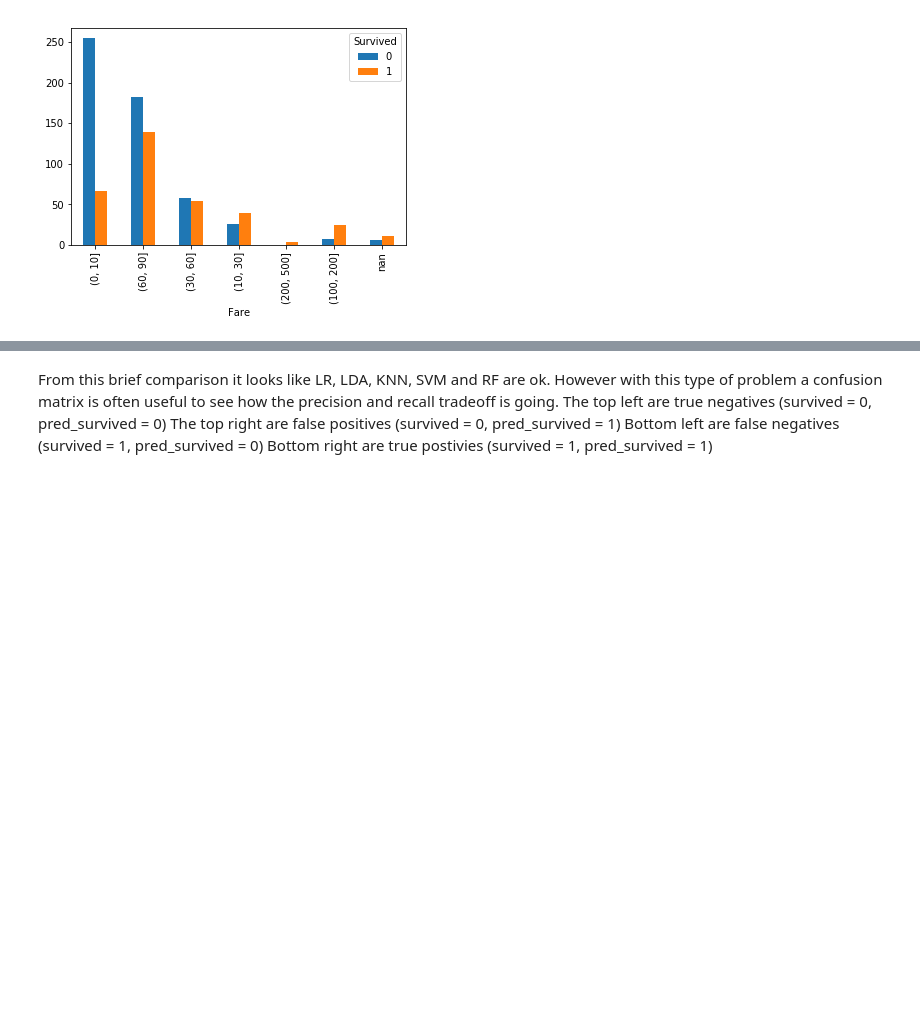
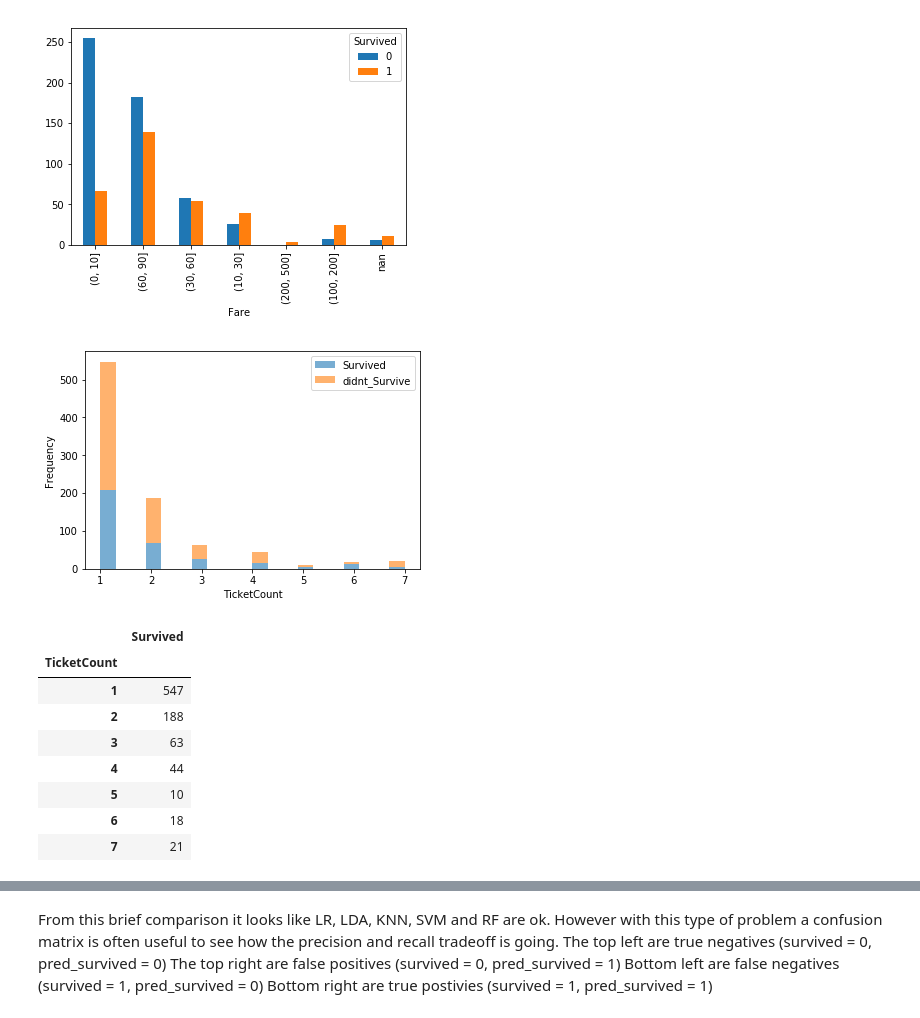
Before and after one commit to NickSandel/Titanic_ML_Intro, a Jupyter notebook: Titanic Presentation-Copy1.ipynb, the cells around one changed output, grey strips where cells are left out. Cells and saved outputs as stored; diff of their text form; code cells hidden in the pictures; blank space fills up the shorter version.

```diff
--- a/Titanic Presentation-Copy1.ipynb
+++ b/Titanic Presentation-Copy1.ipynb
@@ -209,3 +254,22 @@ piv_fare.plot(kind='bar')
 # %% [output]
 <matplotlib.axes._subplots.AxesSubplot at 0x...>
 [figure]
+# %%
+left = titanic_analysis[["PassengerId", "Ticket"]].groupby(['Ticket']).count()
+right = titanic_analysis[["PassengerId", "Ticket"]]
+
+titanic_analysis["TicketCount"] = pd.merge(left, right, on="Ticket")["PassengerId_x"]
+plot_survival_per_feature(titanic_analysis, "TicketCount")
+titanic_analysis[["TicketCount", "Survived"]].groupby(['TicketCount']).mean()
+titanic_analysis[["TicketCount", "Survived"]].groupby(['TicketCount']).count()
+# %% [output]
+[figure, added]
+|  | Survived |
+| TicketCount |  |
+| 1 | 547 |
+| 2 | 188 |
+| 3 | 63 |
+| 4 | 44 |
+| 5 | 10 |
+| 6 | 18 |
+| 7 | 21 |
```
Also changed, not shown: parts of 25 cells of this notebook, 4 other files.
